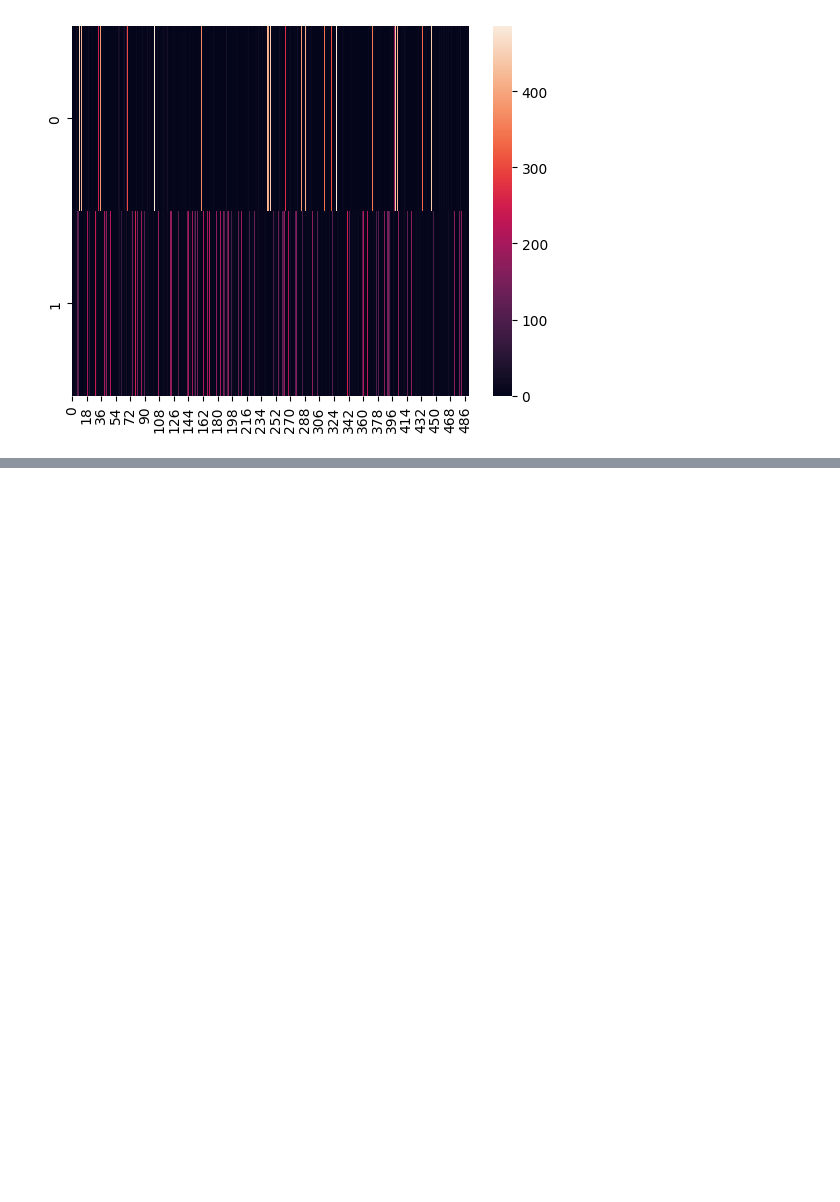
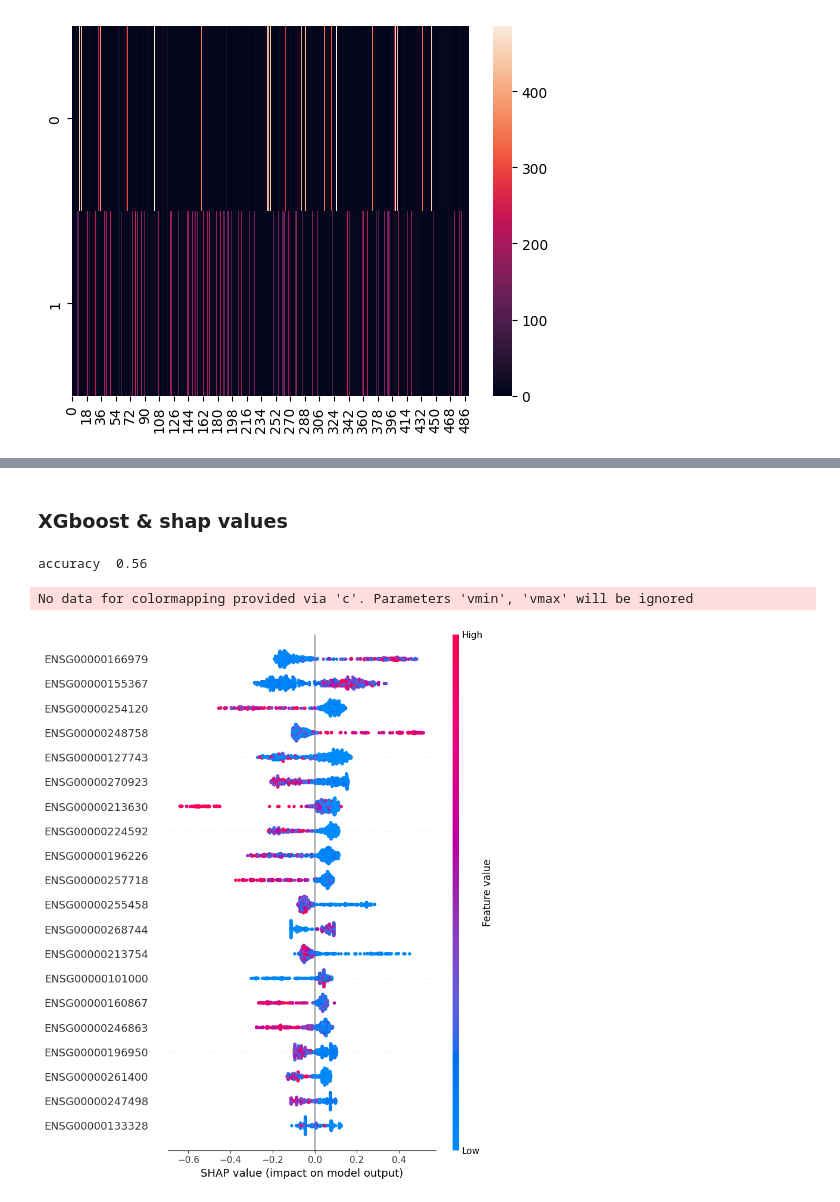
Before and after one commit to Syrinechen/Myeloma-project-draft, a Jupyter notebook: data_analysis.ipynb, the cells around one changed output, grey strips where cells are left out. Drawn from its saved outputs; the diff is of its cells as text; code cells hidden in the pictures; blank space fills up the shorter version.

```diff
--- a/data_analysis.ipynb
+++ b/data_analysis.ipynb
@@ -228,21 +121,0 @@ plt.plot([2,5,10],my_model.delta_k)
-# %%
-import numpy as np
-from sklearn.decomposition import NMF
-from scipy.spatial.distance import pdist
-from scipy.cluster.hierarchy import linkage, cophenet
-
-# Generate some sample data
-X = np.random.rand(100, 10)
-# Apply NMF to the data
-model = NMF(n_components=2, init='random', random_state=0)
-X = model.fit_transform(X)
-H=model.components_
-# Calculate pairwise distance matrix
-dist_matrix = pdist(X)
-print(dist_matrix)
-# Apply hierarchical clustering
-linkage_matrix = linkage(dist_matrix, method='ward')
-# Calculate cophenetic correlation coefficient
-coph_corr, coph_dist = cophenet(linkage_matrix, dist_matrix)
-
-print("Cophenetic correlation coefficient:", coph_corr)
@@ -387,0 +200,9 @@ Error:
+# %% [markdown]
+### XGboost & shap values
+# %%
+from sklearn.model_selection import train_test_split
+from sklearn.ensemble import GradientBoostingClassifier
+
+X_train,X_test,y_train,y_test=train_test_split(X,y,test_size=0.1,random_state=0)
+XGBoost=GradientBoostingClassifier(n_estimators=100)
+XGBoost=XGBoost.fit(X_train,y_train)
@@ -387,0 +211,17 @@ Error:
+# %%
+from sklearn.metrics import accuracy_score
+print('accuracy ',accuracy_score(y_pred=y_pred,y_true=y_test) )
+# %% [output]
+accuracy  0.56
+# %%
+import shap
+#shap values
+# Fits the explainer
+explainer = shap.TreeExplainer(XGBoost)
+# Evaluate SHAP values
+shap_values = explainer.shap_values(X)
+# %%
+shap.summary_plot(shap_values,X)
+# %% [output]
+No data for colormapping provided via 'c'. Parameters 'vmin', 'vmax' will be ignored
+[figure, added]
```
Also changed, not shown: parts of 31 cells of this notebook, 2 other files.
